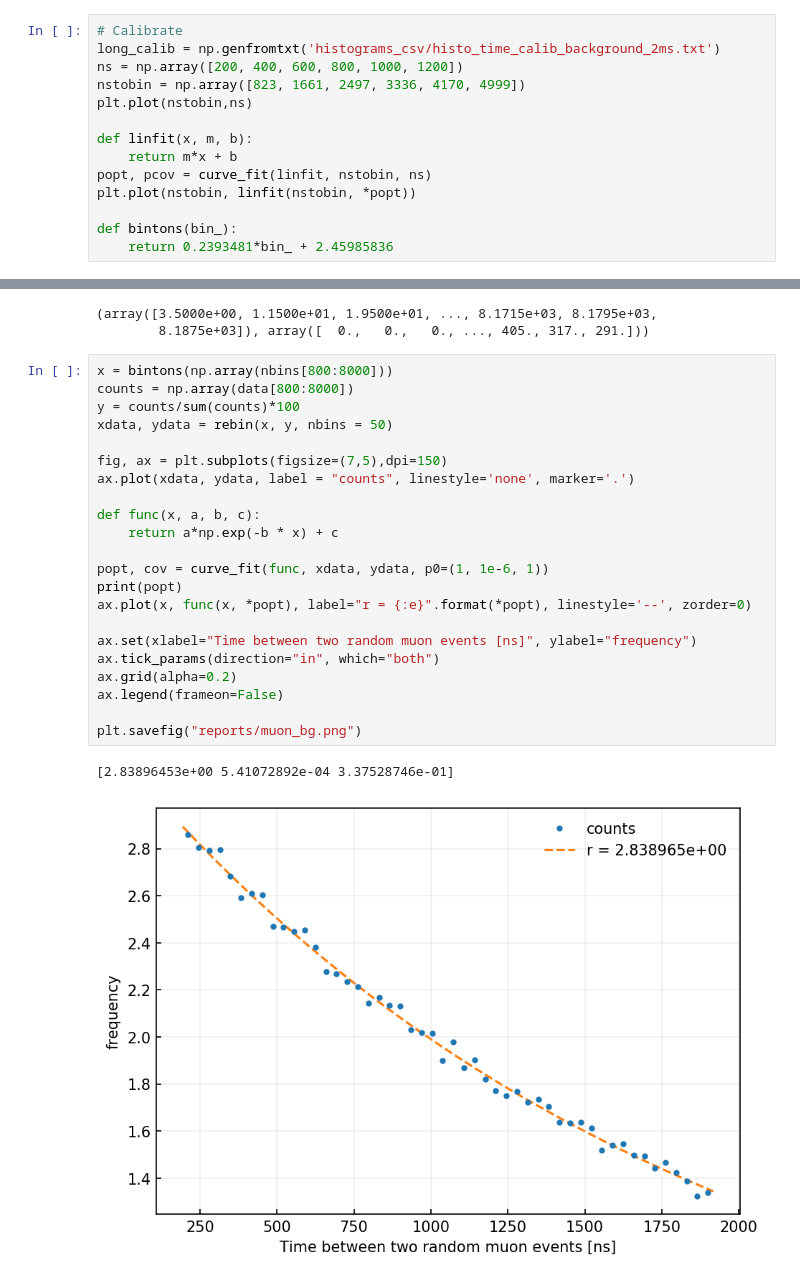
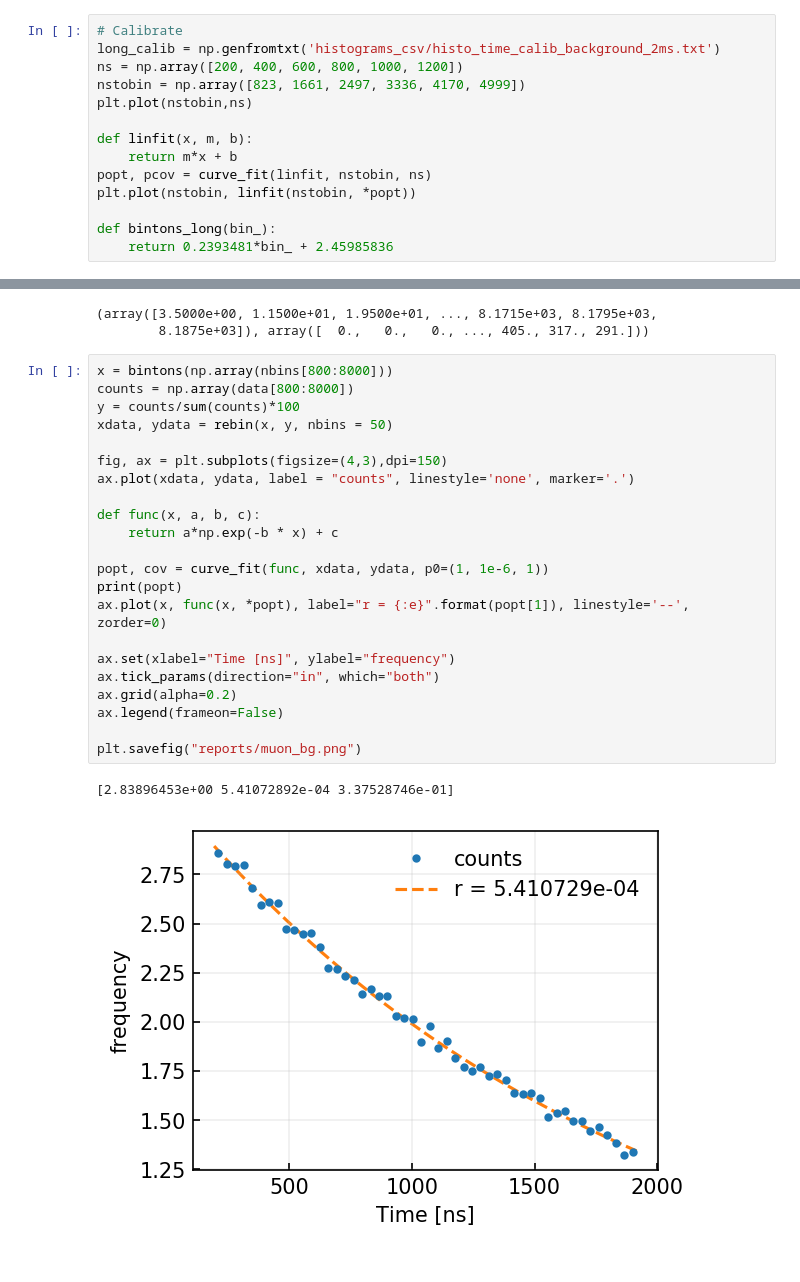
Before and after one commit to harpercho/AdvancedPhysLab, a Jupyter notebook: bgCurveFit.ipynb, the cells around one changed output, grey strips where cells are left out. Cells and saved outputs as stored; diff of their text form.

```diff
--- a/bgCurveFit.ipynb
+++ b/bgCurveFit.ipynb
@@ -18,7 +21,7 @@ def linfit(x, m, b):
 popt, pcov = curve_fit(linfit, nstobin, ns)
 plt.plot(nstobin, linfit(nstobin, *popt))
 
-def bintons(bin_):
+def bintons_long(bin_):
     return 0.2393481*bin_ + 2.45985836
 # %% [output]
 [figure]
@@ -45,25 +48,25 @@ def rebin(x, y, nbins=1000):
 # %%
 x = bintons(np.array(nbins[800:8000]))
 counts = np.array(data[800:8000])
 y = counts/sum(counts)*100
 xdata, ydata = rebin(x, y, nbins = 50)
 
-fig, ax = plt.subplots(figsize=(7,5),dpi=150)
+fig, ax = plt.subplots(figsize=(4,3),dpi=150)
 ax.plot(xdata, ydata, label = "counts", linestyle='none', marker='.')
 
 def func(x, a, b, c):
     return a*np.exp(-b * x) + c
 
 popt, cov = curve_fit(func, xdata, ydata, p0=(1, 1e-6, 1))
 print(popt)
-ax.plot(x, func(x, *popt), label="r = {:e}".format(*popt), linestyle='--', zorder=0)
+ax.plot(x, func(x, *popt), label="r = {:e}".format(popt[1]), linestyle='--', zorder=0)
 
-ax.set(xlabel="Time between two random muon events [ns]", ylabel="frequency")
+ax.set(xlabel="Time [ns]", ylabel="frequency")
 ax.tick_params(direction="in", which="both")
 ax.grid(alpha=0.2)
 ax.legend(frameon=False)
 
 plt.savefig("reports/muon_bg.png")
 # %% [output]
 [2.83896453e+00 5.41072892e-04 3.37528746e-01]
-[figure, old version]
+[figure, new version]
```
Also changed, not shown: parts of 1 cell of this notebook, 2 other files.
